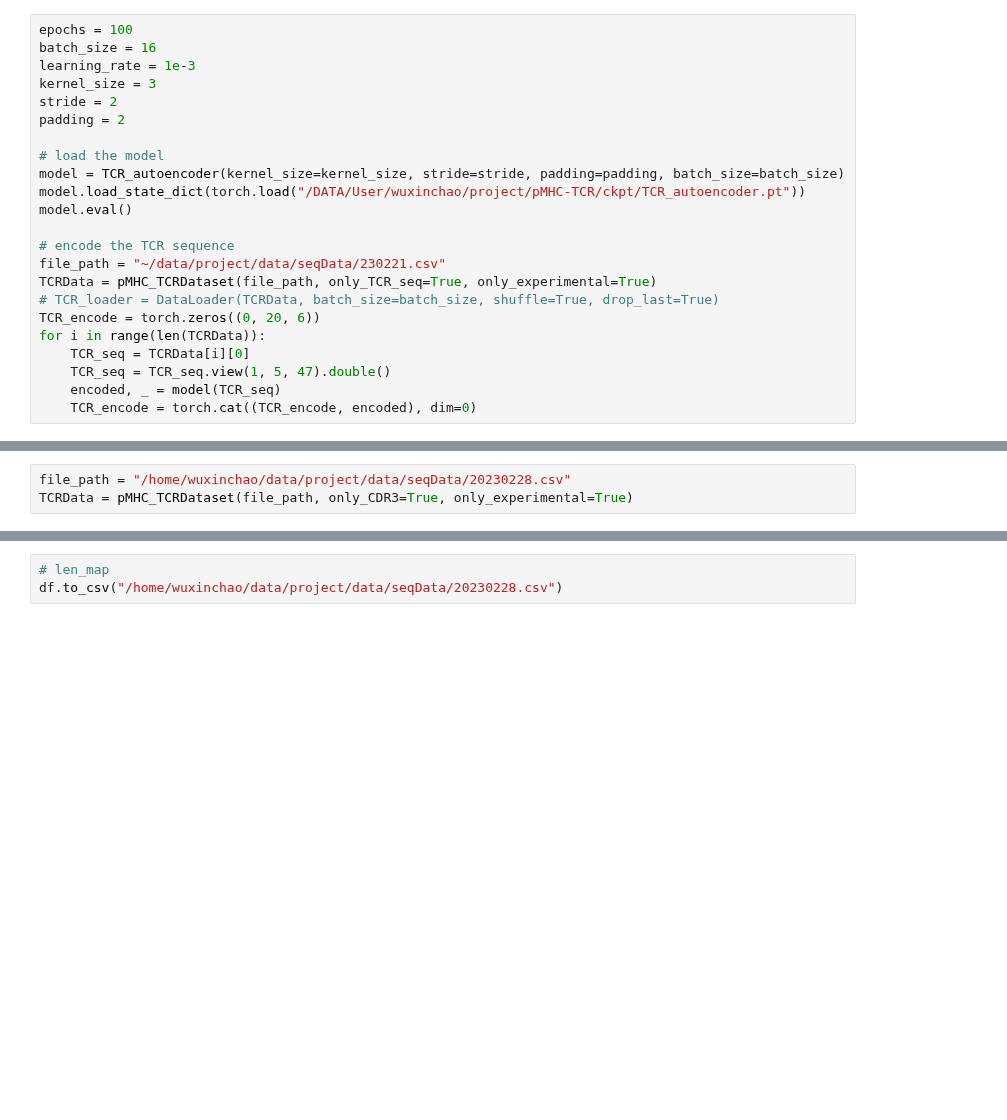
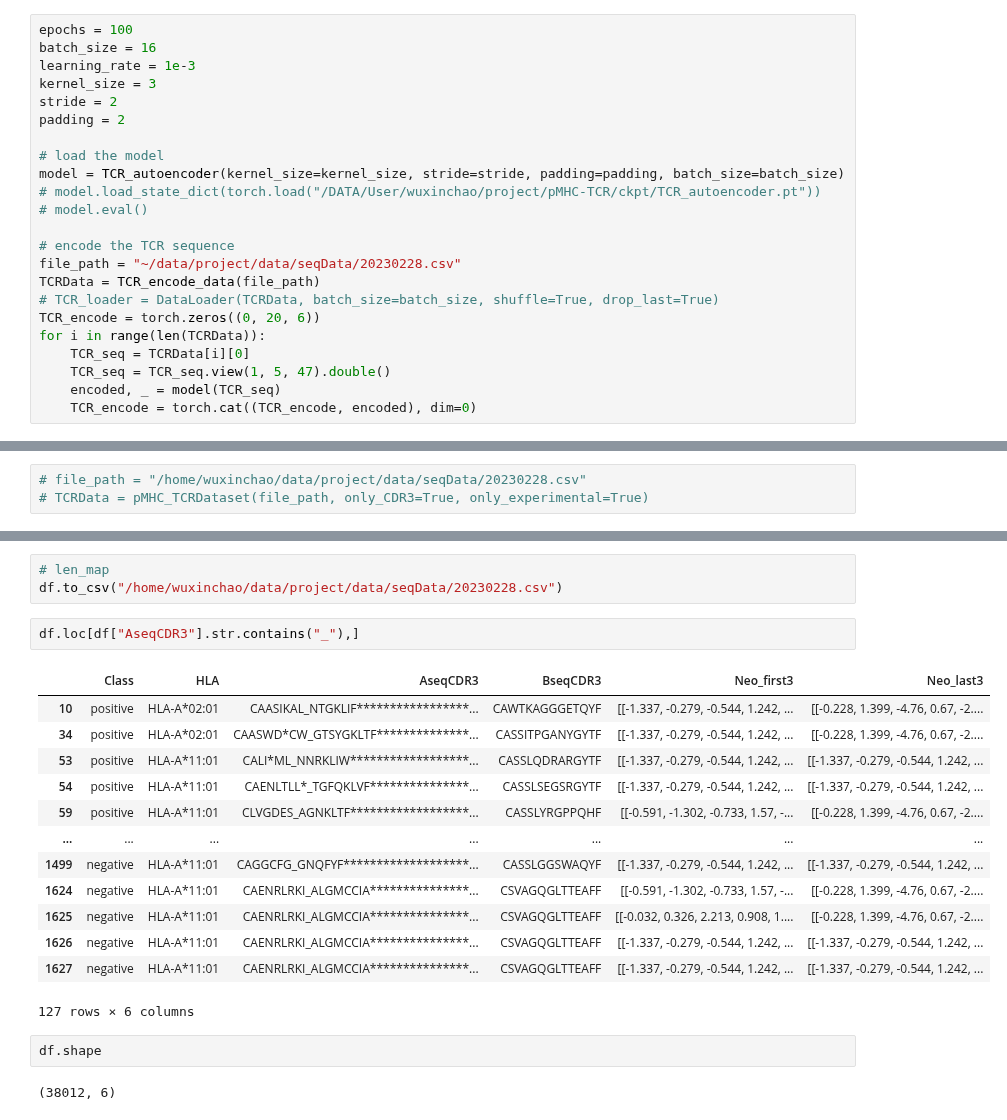
Before and after one commit to cb11711211/pMHC-TCR-binding-prediction, a Jupyter notebook: ae_encode.ipynb, the cells around one changed output, grey strips where cells are left out. Drawn from its saved outputs; the diff is of its cells as text; blank space fills up the shorter version.

Commit message:
fix atchley encode

```diff
--- a/ae_encode.ipynb
+++ b/ae_encode.ipynb
@@ -88,12 +131,12 @@ padding = 2
 
 # load the model
 model = TCR_autoencoder(kernel_size=kernel_size, stride=stride, padding=padding, batch_size=batch_size)
-model.load_state_dict(torch.load("/DATA/User/wuxinchao/project/pMHC-TCR/ckpt/TCR_autoencoder.pt"))
-model.eval()
+# model.load_state_dict(torch.load("/DATA/User/wuxinchao/project/pMHC-TCR/ckpt/TCR_autoencoder.pt"))
+# model.eval()
 
 # encode the TCR sequence
-file_path = "~/data/project/data/seqData/230221.csv"
-TCRData = pMHC_TCRDataset(file_path, only_TCR_seq=True, only_experimental=True)
+file_path = "~/data/project/data/seqData/20230228.csv"
+TCRData = TCR_encode_data(file_path)
 # TCR_loader = DataLoader(TCRData, batch_size=batch_size, shuffle=True, drop_last=True)
 TCR_encode = torch.zeros((0, 20, 6))
 for i in range(len(TCRData)):
@@ -432,5 +491,5 @@ class LSTM_encode(nn.Module):
         out, (hn, cn) = self.lstm(x, (h0, c0))
         return out[:, -1, :] # return the last hidden state
 # %%
-file_path = "/home/wuxinchao/data/project/data/seqData/20230228.csv"
-TCRData = pMHC_TCRDataset(file_path, only_CDR3=True, only_experimental=True)
+# file_path = "/home/wuxinchao/data/project/data/seqData/20230228.csv"
+# TCRData = pMHC_TCRDataset(file_path, only_CDR3=True, only_experimental=True)
@@ -451,3 +508,23 @@ df = df.loc[df["AseqCDR3"].str.len() < 83, :]
 # %%
 # len_map
 df.to_csv("/home/wuxinchao/data/project/data/seqData/20230228.csv")
+# %%
+df.loc[df["AseqCDR3"].str.contains("_"),]
+# %% [output]
+|  | Class | HLA | AseqCDR3 | BseqCDR3 | Neo_first3 | Neo_last3 |
+| 10 | positive | HLA-A*02:01 | CAASIKAL_NTGKLIF*****************... | CAWTKAGGGETQYF | [[-1.337, -0.279, -0.544, 1.242, ... | [[-0.228, 1.399, -4.76, 0.67, -2.... |
+| 34 | positive | HLA-A*02:01 | CAASWD*CW_GTSYGKLTF**************... | CASSITPGANYGYTF | [[-1.337, -0.279, -0.544, 1.242, ... | [[-0.228, 1.399, -4.76, 0.67, -2.... |
+| 53 | positive | HLA-A*11:01 | CALI*ML_NNRKLIW******************... | CASSLQDRARGYTF | [[-1.337, -0.279, -0.544, 1.242, ... | [[-1.337, -0.279, -0.544, 1.242, ... |
+| 54 | positive | HLA-A*11:01 | CAENLTLL*_TGFQKLVF***************... | CASSLSEGSRGYTF | [[-1.337, -0.279, -0.544, 1.242, ... | [[-1.337, -0.279, -0.544, 1.242, ... |
+| 59 | positive | HLA-A*11:01 | CLVGDES_AGNKLTF******************... | CASSLYRGPPQHF | [[-0.591, -1.302, -0.733, 1.57, -... | [[-0.228, 1.399, -4.76, 0.67, -2.... |
+| ... | ... | ... | ... | ... | ... | ... |
+| 1499 | negative | HLA-A*11:01 | CAGGCFG_GNQFYF*******************... | CASSLGGSWAQYF | [[-1.337, -0.279, -0.544, 1.242, ... | [[-1.337, -0.279, -0.544, 1.242, ... |
+| 1624 | negative | HLA-A*11:01 | CAENRLRKI_ALGMCCIA***************... | CSVAGQGLTTEAFF | [[-0.591, -1.302, -0.733, 1.57, -... | [[-0.228, 1.399, -4.76, 0.67, -2.... |
+| 1625 | negative | HLA-A*11:01 | CAENRLRKI_ALGMCCIA***************... | CSVAGQGLTTEAFF | [[-0.032, 0.326, 2.213, 0.908, 1.... | [[-0.228, 1.399, -4.76, 0.67, -2.... |
+| 1626 | negative | HLA-A*11:01 | CAENRLRKI_ALGMCCIA***************... | CSVAGQGLTTEAFF | [[-1.337, -0.279, -0.544, 1.242, ... | [[-1.337, -0.279, -0.544, 1.242, ... |
+| 1627 | negative | HLA-A*11:01 | CAENRLRKI_ALGMCCIA***************... | CSVAGQGLTTEAFF | [[-1.337, -0.279, -0.544, 1.242, ... | [[-1.337, -0.279, -0.544, 1.242, ... |
+127 rows × 6 columns
+# %%
+df.shape
+# %% [output]
+(38012, 6)
```
Also changed, not shown: parts of 4 cells of this notebook, 1 other file.
